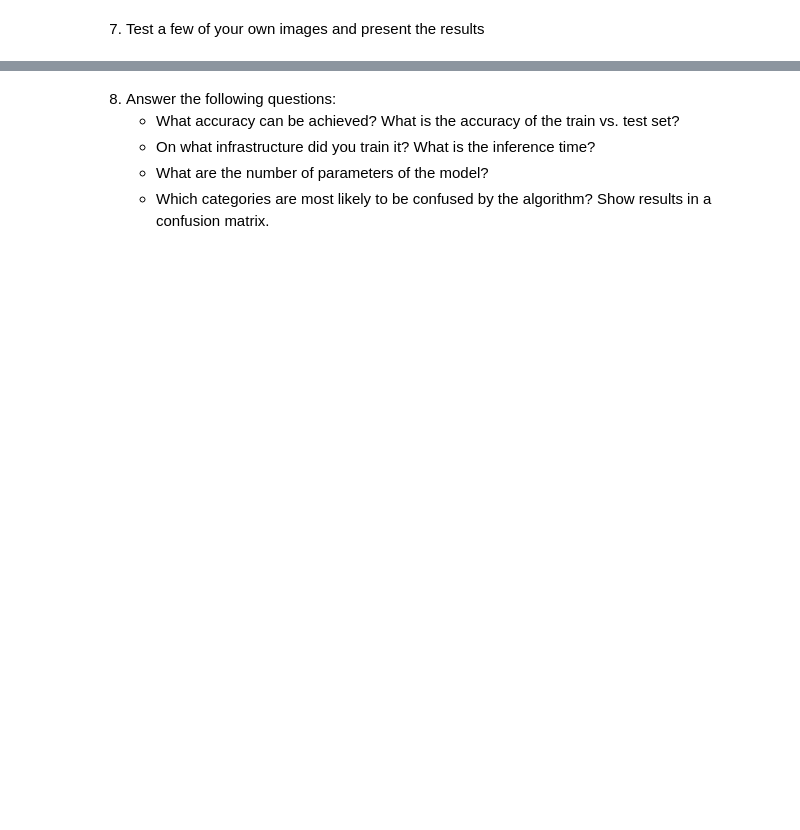
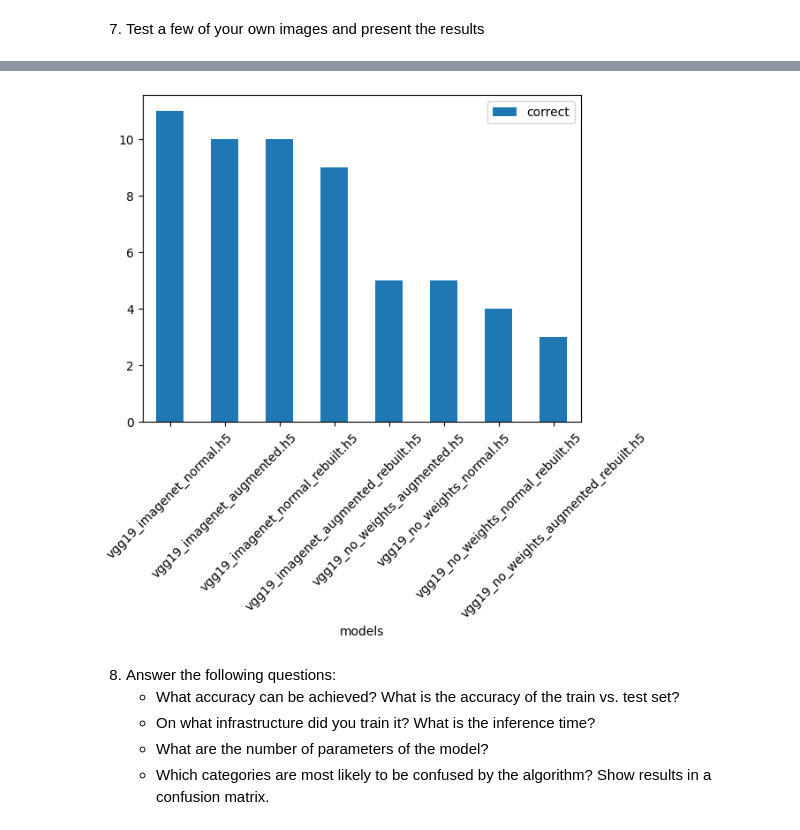
Before and after one commit to ai22m006/Computer_Vision, a Jupyter notebook: main.ipynb, the cells around one changed output, grey strips where cells are left out. Drawn from its saved outputs; the diff is of its cells as text; code cells hidden in the pictures; blank space fills up the shorter version.

Commit message:
refactor and added images

```diff
--- a/main.ipynb
+++ b/main.ipynb
@@ -455,17 +462,22 @@ if index is not None:
     vgg_layers = vgg.layers[:index+1]
     remaining_layers = vgg.layers[index+1:]
 
+    for layer in vgg_layers:
+        layer.trainable = False  # Freeze each layer
+
     # Add inception layer with dimensionality reduction (no of output filters should be 512, choose own values for the filter dimensionality reduction in 1x1 layers)
     inception = Conv2D(512, (1, 1), activation='relu')(vgg.layers[-1].output)
+    inception.trainable = False
     # Add conv layer (kernel 1x1,  filters 1024, padding valid, stride 1, activation leaky relu)
     conv = Conv2D(1024, (1, 1), padding='valid', strides=1, activation=LeakyReLU(alpha=0.1))(inception)
+    conv.trainable = False
     # Add conv layer (kernel 3x3,  filters 1024, padding same, stride 1, activation relu)
     conv = Conv2D(1024, (3, 3), padding='same', strides=1, activation='relu')(conv)
+    conv.trainable = False
 
     # Freeze conv2 layers and before
     x = inception
     for layer in remaining_layers:
-        layer.trainable = False  # Freeze each layer
         x = layer(x)
 
     # Create the final prediction layer
@@ -522,17 +534,22 @@ if index is not None:
     vgg_layers = vgg.layers[:index+1]
     remaining_layers = vgg.layers[index+1:]
 
+    for layer in vgg_layers:
+        layer.trainable = False  # Freeze each layer
+
     # Add inception layer with dimensionality reduction (no of output filters should be 512, choose own values for the filter dimensionality reduction in 1x1 layers)
     inception = Conv2D(512, (1, 1), activation='relu')(vgg.layers[-1].output)
+    inception.trainable = False
     # Add conv layer (kernel 1x1,  filters 1024, padding valid, stride 1, activation leaky relu)
     conv = Conv2D(1024, (1, 1), padding='valid', strides=1, activation=LeakyReLU(alpha=0.1))(inception)
+    conv.trainable = False
     # Add conv layer (kernel 3x3,  filters 1024, padding same, stride 1, activation relu)
     conv = Conv2D(1024, (3, 3), padding='same', strides=1, activation='relu')(conv)
+    conv.trainable = False
 
     # Freeze conv2 layers and before
     x = inception
     for layer in remaining_layers:
-        layer.trainable = False  # Freeze each layer
         x = layer(x)
 
     # Create the final prediction layer
@@ -589,17 +606,22 @@ if index is not None:
     vgg_layers = vgg.layers[:index+1]
     remaining_layers = vgg.layers[index+1:]
 
+    for layer in vgg_layers:
+        layer.trainable = False  # Freeze each layer
+
     # Add inception layer with dimensionality reduction (no of output filters should be 512, choose own values for the filter dimensionality reduction in 1x1 layers)
     inception = Conv2D(512, (1, 1), activation='relu')(vgg.layers[-1].output)
+    inception.trainable = False
     # Add conv layer (kernel 1x1,  filters 1024, padding valid, stride 1, activation leaky relu)
     conv = Conv2D(1024, (1, 1), padding='valid', strides=1, activation=LeakyReLU(alpha=0.1))(inception)
+    conv.trainable = False
     # Add conv layer (kernel 3x3,  filters 1024, padding same, stride 1, activation relu)
     conv = Conv2D(1024, (3, 3), padding='same', strides=1, activation='relu')(conv)
+    conv.trainable = False
 
     # Freeze conv2 layers and before
     x = inception
     for layer in remaining_layers:
-        layer.trainable = False  # Freeze each layer
         x = layer(x)
 
     # Create the final prediction layer
@@ -818,0 +919,9 @@ for i, img_path in enumerate(image_filenames):
+# %%
+# rank the models by counting truth == result
+rank_temp = df
+rank_temp['correct'] = rank_temp['truth'] == rank_temp['result']
+rank_temp['correct'] = rank_temp['correct'].astype(int)
+ranking = rank_temp.groupby(['models']).sum().sort_values(by=['correct'], ascending=False)
+# remove cat dog person
+ranking = ranking.drop(['cat', 'dog', 'person'], axis=1)
+ranking.head(10)
@@ -819,3 +939,9 @@ for i, img_path in enumerate(image_filenames):
+# %%
+# plot the ranking
+ranking.plot.bar()
+plt.show()
+# %% [output]
+[figure, added]
 # %% [markdown]
 8. Answer the following questions:
     - What accuracy can be achieved? What is the accuracy of the train vs. test set?
```
Also changed, not shown: parts of 21 cells of this notebook, 15 other files.
